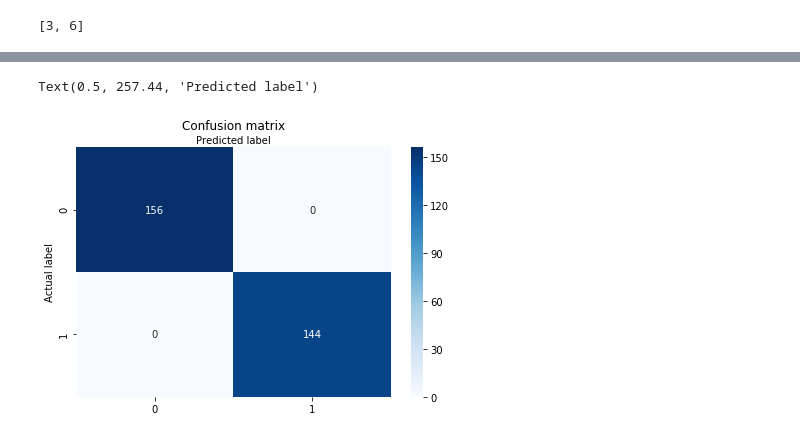
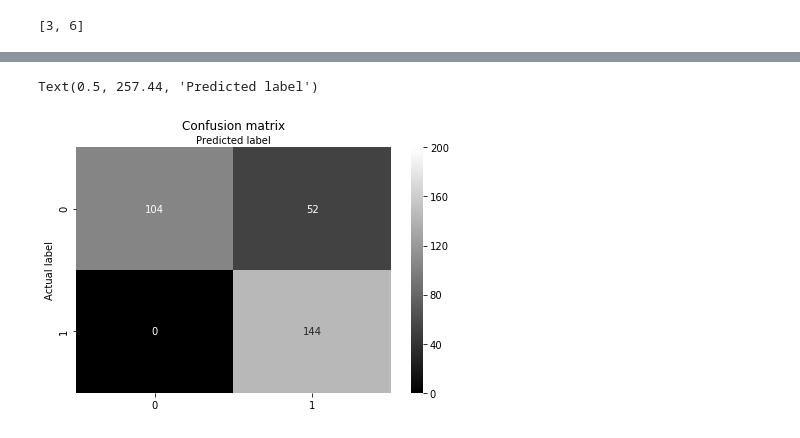
Before and after one commit to leilaicruz/machine-learning-for-yeast, a Jupyter notebook: prot_domains2lethality.ipynb, the cells around one changed output, grey strips where cells are left out. Cells and saved outputs as stored; diff of their text form; code cells hidden in the pictures.

```diff
--- a/prot_domains2lethality.ipynb
+++ b/prot_domains2lethality.ipynb
@@ -137,8 +195,5 @@ noise = np.random.normal(mu, sigma, [1000,7228])
 # %%
-X, y = data_all.drop(columns=["lethality"]), data_all["lethality"]
+X, y = feature_post.drop(columns=["lethality"]), feature_post["lethality"]
-# %%
-X=noise+X
-X=X.drop(columns='Unnamed: 0')
 # %%
 from sklearn.model_selection import train_test_split
 X_train, X_test, y_train, y_test =  train_test_split(X,y,test_size = 0.3, random_state= 0)
@@ -164,11 +219,11 @@ print(k)
 # %%
 from sklearn.decomposition import PCA
-pca = PCA(n_components = 7)
+pca = PCA(n_components = 1)
 X_train = pca.fit_transform(X_train)
 X_test = pca.transform(X_test)
 cum_sum = pca.explained_variance_ratio_.cumsum()
 cum_sum = cum_sum*100
-plt.bar(range(7), cum_sum)
+plt.bar(range(1), cum_sum)
 plt.ylabel("Cumulative Explained Variance")
 plt.xlabel("Principal Components")
 # %% [output]
@@ -204,7 +258,7 @@ SVC(C=1, cache_size=200, class_weight=None, coef0=0.0,
   tol=0.001, verbose=False)
 # %%
 model=SVC(C=1, cache_size=200, class_weight=None, coef0=0.0,
-  decision_function_shape='ovr', degree=3, gamma='auto', kernel='linear',
+  decision_function_shape='ovr', degree=3, gamma=0.4, kernel='rbf',
   max_iter=-1, probability=False, random_state=None, shrinking=True,
   tol=0.001, verbose=False)
 model.fit(X_train, y_train)
@@ -239,21 +301,21 @@ Accuracy Score: 1.0
 # %%
 class_names=[1,2,3]
 fig, ax = plt.subplots()
 from sklearn.metrics import confusion_matrix
-import seaborn as sns
 import sklearn.metrics as metrics
 cm = confusion_matrix(y_test, y_pred)
-class_names=['ALL', 'AML']
+class_names=['SL', 'nSL']
 
 tick_marks = np.arange(len(class_names))
 plt.xticks(tick_marks, class_names)
 plt.yticks(tick_marks, class_names)
-sns.heatmap(pd.DataFrame(cm), annot=True, cmap="Blues" ,fmt='g')
+
+sns.heatmap(pd.DataFrame(cm), annot=True, cmap="gray" ,fmt='g',vmin=0,vmax=200)
 ax.xaxis.set_label_position("top")
 plt.tight_layout()
 plt.title('Confusion matrix', y=1.1)
 plt.ylabel('Actual label')
 plt.xlabel('Predicted label')
 # %% [output]
 Text(0.5, 257.44, 'Predicted label')
-[figure, old version]
+[figure, new version]
```
Also changed, not shown: parts of 45 cells of this notebook.
